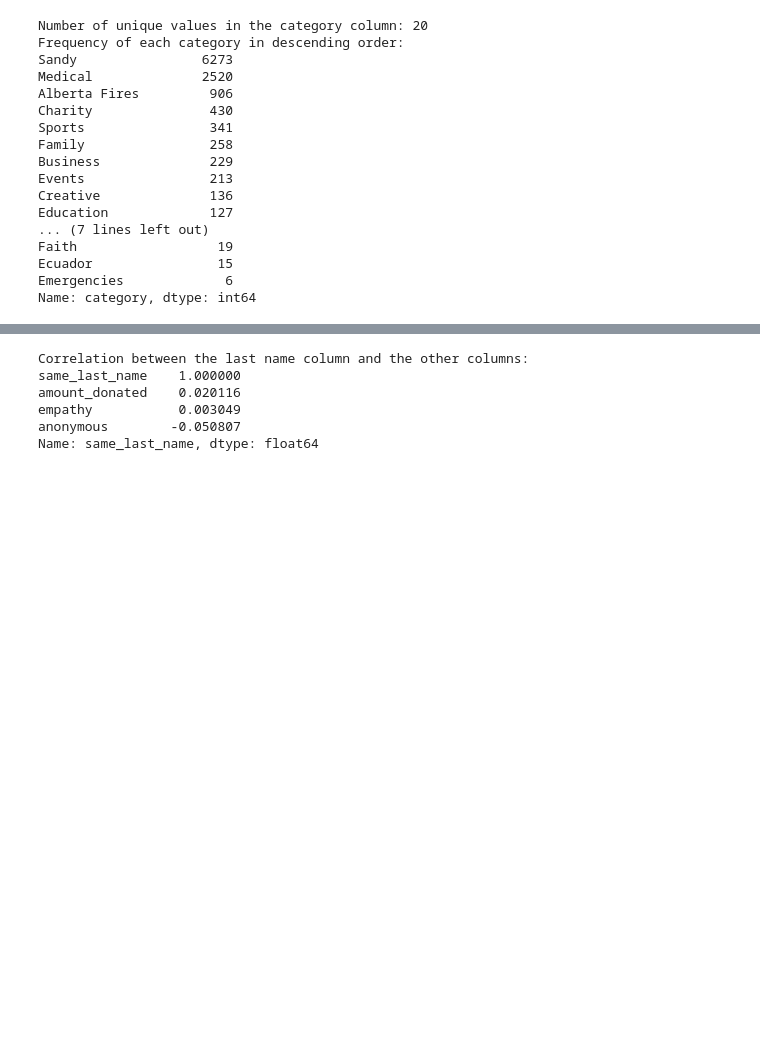
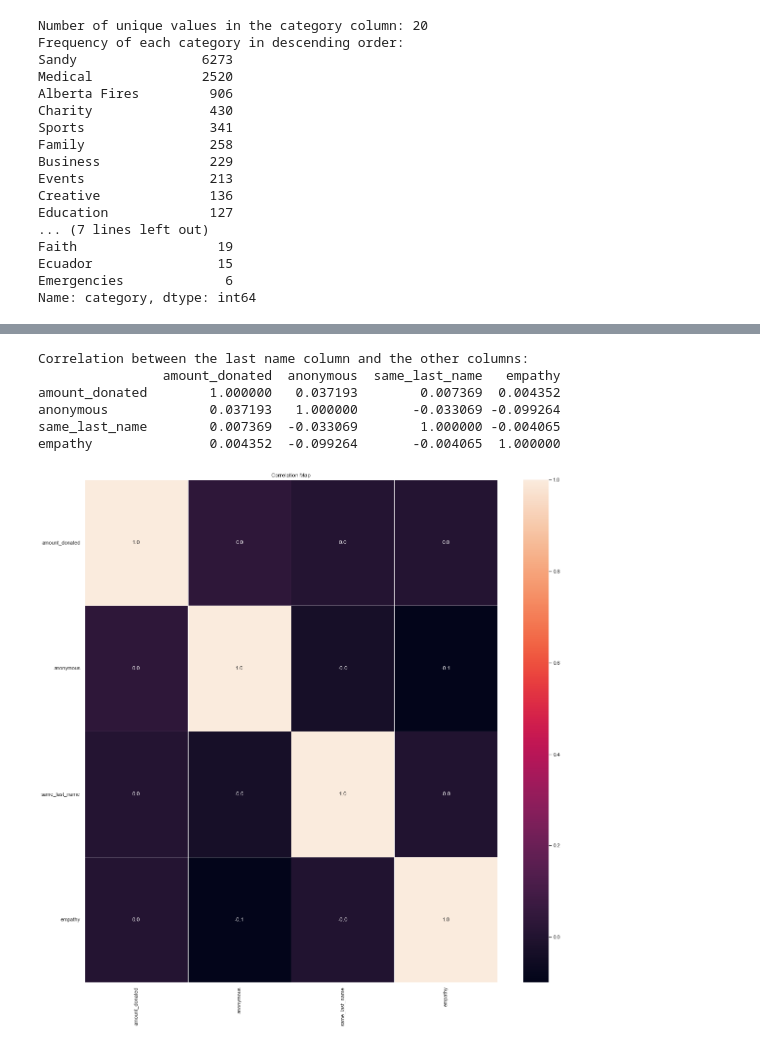
Before and after one commit to tnathu-ai/Oaktree, a Jupyter notebook: task.ipynb, the cells around one changed output, grey strips where cells are left out. Saved outputs shown, nothing was run; the diff lists cells and outputs as text; code cells hidden in the pictures; blank space fills up the shorter version.

```diff
--- a/task.ipynb
+++ b/task.ipynb
@@ -281,5 +255,5 @@ Number of duplicated rows: 0
 # %%
-# drop duplicated rows
-df.drop_duplicates(inplace=True)
-# check the number of rows after dropping duplicated rows
-print(f'Number of rows after dropping duplicated rows: {df.shape[0]}')
+# # drop duplicated rows
+# df.drop_duplicates(inplace=True)
+# # check the number of rows after dropping duplicated rows
+# print(f'Number of rows after dropping duplicated rows: {df.shape[0]}')
@@ -320,10 +289,19 @@ Name: empathy, dtype: float64
 # %%
 # correlation between the same last name and other columns
-print(f'Correlation between the last name column and the other columns:\n{df.corr()["same_last_name"].sort_values(ascending=False)}')
+print(f'Correlation between the last name column and the other columns:\n{df.corr()}')
+
+f,ax=plt.subplots(figsize = (20,20))
+sns.heatmap(df.corr(),annot= True,linewidths=0.5,fmt = ".1f",ax=ax)
+plt.xticks(rotation=90)
+plt.yticks(rotation=0)
+plt.title('Correlation Map')
+plt.savefig('heatmap to indicates correlation between variables.png')
+plt.show()
 # %% [output]
 Correlation between the last name column and the other columns:
-same_last_name    1.000000
-amount_donated    0.020116
-empathy           0.003049
-anonymous        -0.050807
-Name: same_last_name, dtype: float64
+                amount_donated  anonymous  same_last_name   empathy
+amount_donated        1.000000   0.037193        0.007369  0.004352
+anonymous             0.037193   1.000000       -0.033069 -0.099264
+same_last_name        0.007369  -0.033069        1.000000 -0.004065
+empathy               0.004352  -0.099264       -0.004065  1.000000
+[figure, added]
```
Also changed, not shown: parts of 55 cells of this notebook, 4 other files.
